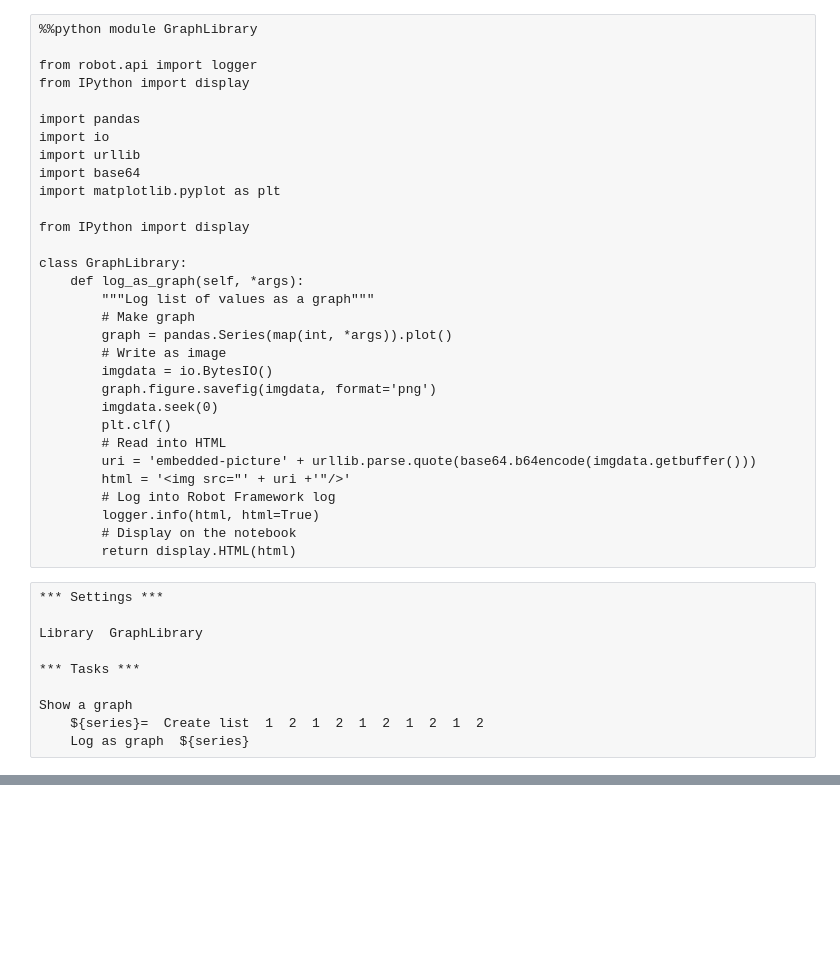
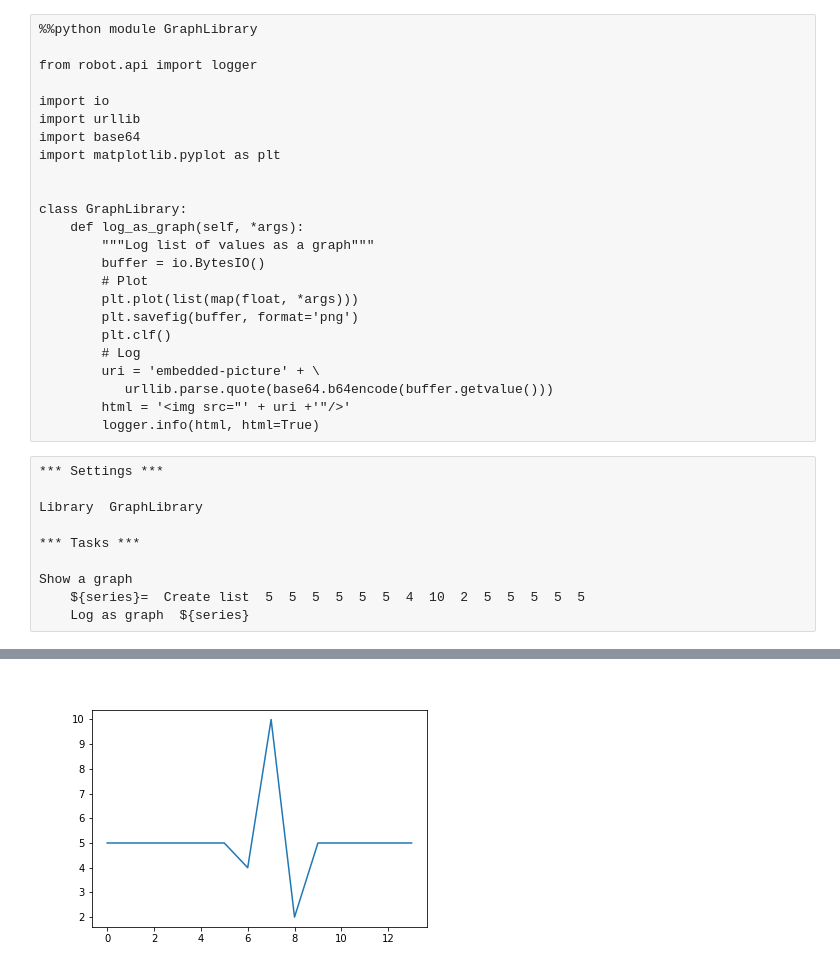
Before and after one commit to robots-from-jupyter/robotkernel, a Jupyter notebook: examples/LogAsGraph.ipynb, the cells around one changed output, grey strips where cells are left out. Drawn from its saved outputs; the diff is of its cells as text; blank space fills up the shorter version.

```diff
--- a/examples/LogAsGraph.ipynb
+++ b/examples/LogAsGraph.ipynb
@@ -2,33 +2,26 @@
 %%python module GraphLibrary
 
 from robot.api import logger
-from IPython import display
 
-import pandas
 import io
 import urllib
 import base64
 import matplotlib.pyplot as plt
 
-from IPython import display
 
 class GraphLibrary:
     def log_as_graph(self, *args):
         """Log list of values as a graph"""
-        # Make graph
-        graph = pandas.Series(map(int, *args)).plot()
-        # Write as image
-        imgdata = io.BytesIO()
-        graph.figure.savefig(imgdata, format='png')
-        imgdata.seek(0)
+        buffer = io.BytesIO()
+        # Plot
+        plt.plot(list(map(float, *args)))
+        plt.savefig(buffer, format='png')
         plt.clf()
-        # Read into HTML
-        uri = 'embedded-picture' + urllib.parse.quote(base64.b64encode(imgdata.getbuffer()))
+        # Log
+        uri = 'embedded-picture' + \
+           urllib.parse.quote(base64.b64encode(buffer.getvalue()))
         html = '<img src="' + uri +'"/>'
-        # Log into Robot Framework log
         logger.info(html, html=True)
-        # Display on the notebook
-        return display.HTML(html)
 # %%
 *** Settings ***
 
@@ -37,7 +30,7 @@ Library  GraphLibrary
 *** Tasks ***
 
 Show a graph
-    ${series}=  Create list  1  2  1  2  1  2  1  2  1  2
+    ${series}=  Create list  5  5  5  5  5  5  4  10  2  5  5  5  5  5
     Log as graph  ${series}
 # %% [output]
 [interactive output not drawn]
@@ -44,0 +37 @@ Show a graph
+[figure, added]
```
Also changed, not shown: parts of 1 cell of this notebook, 12 other files.
